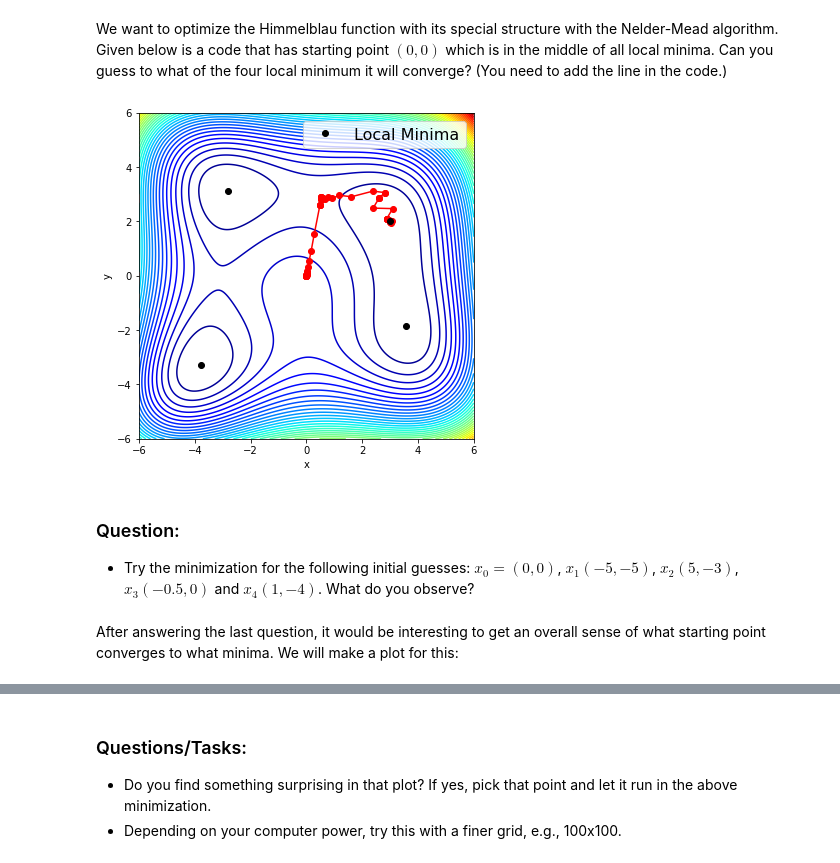
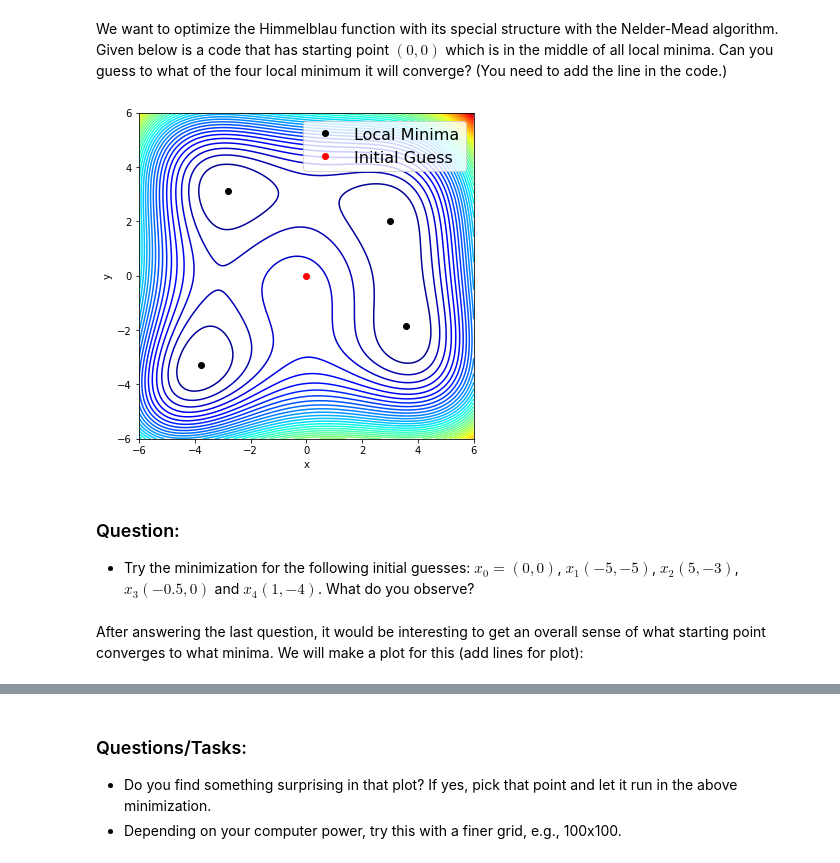
Before and after one commit to hiddenSymmetries/SummerSchool2020, a Jupyter notebook: Tuesday_UC_optimization/Lab_UC_optimization2.ipynb, the cells around one changed output, grey strips where cells are left out. Drawn from its saved outputs; the diff is of its cells as text; code cells hidden in the pictures.

```diff
--- a/Tuesday_UC_optimization/Lab_UC_optimization2.ipynb
+++ b/Tuesday_UC_optimization/Lab_UC_optimization2.ipynb
@@ -66,39 +66,40 @@ We want to optimize the Himmelblau function with its special structure with the
 # %%
 # function to trace back all x-values
 x0 = np.array([0,0])
 ps = [x0];
 def call_back(p):
     global ps
     ps.append(p)
 
 res = minimize(himmelblau, ps, method='nelder-mead', callback=call_back)
 #print(ps)
 
 ps = np.array(ps)
 # Contour plot
 xx = np.linspace(-6,6,250)
 yy = np.linspace(-6,6,250)
 X, Y = np.meshgrid(xx, yy)
 Z = himmelblau(np.vstack([X.ravel(), Y.ravel()])).reshape((250,250))
 fig = plt.figure(figsize = (6,6))
 plt.xlabel('x')
 plt.ylabel('y')
 plt.contour(X,Y,Z, 50, cmap = 'jet')
 # add this line to see optimization route <-------------------------
 #plt.plot(ps[:, 0], ps[:, 1], '-ro')
 plt.plot(3, 2, 'ko', label = "Local Minima")
+plt.plot(0,0,'ro', label= "Initial Guess")
 plt.plot(-2.805118,3.131312, 'ko')
 plt.plot(-3.779310, -3.283186, 'ko')
 plt.plot(3.584428, -1.848126, 'ko')
 plt.legend(prop={"size":16})
 plt.show()
 # %% [output]
-[figure, old version]
+[figure, new version]
 # %% [markdown]
 ### Question:
 - Try the minimization for the following initial guesses: $x_0=(0,0)$, $x_1(-5,-5)$, $x_2(5,-3)$, $x_3(-0.5,0)$ and $x_4(1,-4)$. What do you observe?
 # %% [markdown]
-After answering the last question, it would be interesting to get an overall sense of what starting point converges to what minima. We will make a plot for this:
+After answering the last question, it would be interesting to get an overall sense of what starting point converges to what minima. We will make a plot for this (add lines for plot):
 # %%
 xx = np.linspace(-6,6,50)
 yy = np.linspace(-6,6,50)
```
Also changed, not shown: parts of 1 cell of this notebook.
